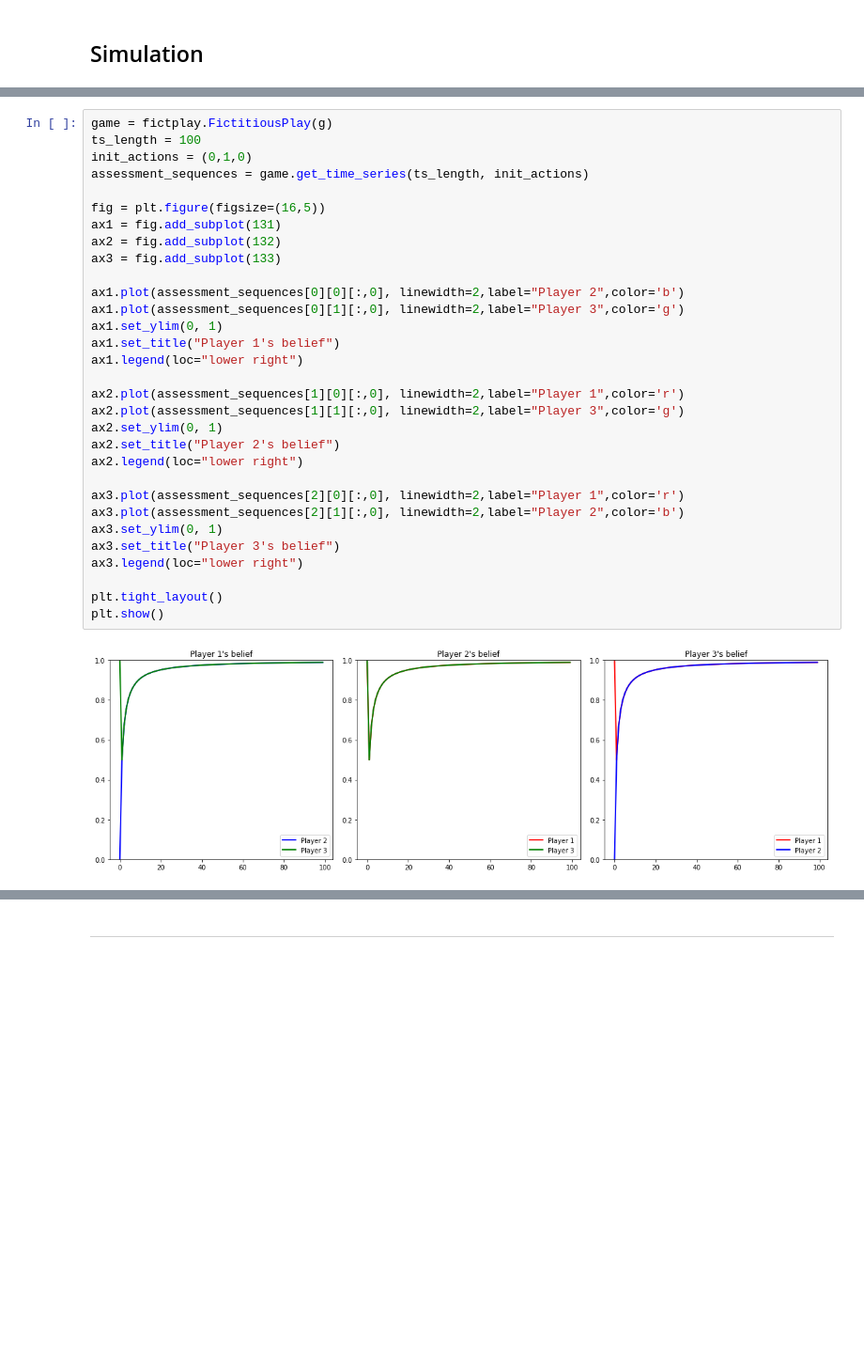
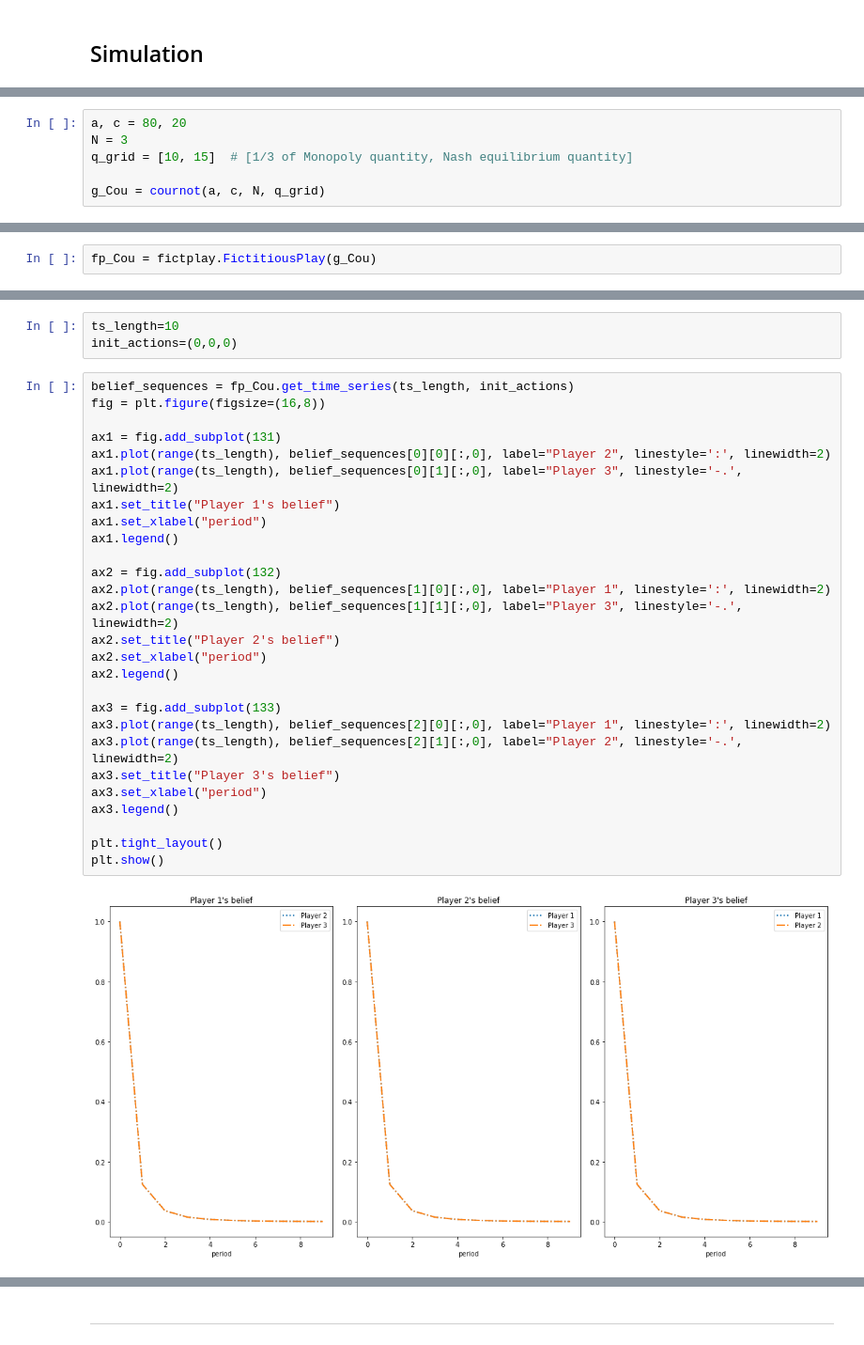
Before and after one commit to Yuya-Furusawa/game_theory_models, a Jupyter notebook: fictplay_ex01.ipynb, the cells around one changed output, grey strips where cells are left out. Shown at 94% size. Cells and saved outputs as stored; diff of their text form; blank space fills up the shorter version.

Commit message:
Add cournot game example

```diff
--- a/fictplay_ex01.ipynb
+++ b/fictplay_ex01.ipynb
@@ -359,0 +368,6 @@ Create a `FictitiousPlay` class with this payoff matrix, and get time series of
+# %%
+a, c = 80, 20
+N = 3
+q_grid = [10, 15]  # [1/3 of Monopoly quantity, Nash equilibrium quantity]
+
+g_Cou = cournot(a, c, N, q_grid)
@@ -359,0 +385,2 @@ Create a `FictitiousPlay` class with this payoff matrix, and get time series of
+# %%
+fp_Cou = fictplay.FictitiousPlay(g_Cou)
@@ -360,33 +396,32 @@ Create a `FictitiousPlay` class with this payoff matrix, and get time series of
+# %%
+ts_length=10
+init_actions=(0,0,0)
 # %%
-game = fictplay.FictitiousPlay(g)
-ts_length = 100
-init_actions = (0,1,0)
-assessment_sequences = game.get_time_series(ts_length, init_actions)
+belief_sequences = fp_Cou.get_time_series(ts_length, init_actions)
+fig = plt.figure(figsize=(16,8))
 
-fig = plt.figure(figsize=(16,5))
 ax1 = fig.add_subplot(131)
+ax1.plot(range(ts_length), belief_sequences[0][0][:,0], label="Player 2", linestyle=':', linewidth=2)
+ax1.plot(range(ts_length), belief_sequences[0][1][:,0], label="Player 3", linestyle='-.', linewidth=2)
+ax1.set_title("Player 1's belief")
+ax1.set_xlabel("period")
+ax1.legend()
+
 ax2 = fig.add_subplot(132)
+ax2.plot(range(ts_length), belief_sequences[1][0][:,0], label="Player 1", linestyle=':', linewidth=2)
+ax2.plot(range(ts_length), belief_sequences[1][1][:,0], label="Player 3", linestyle='-.', linewidth=2)
+ax2.set_title("Player 2's belief")
+ax2.set_xlabel("period")
+ax2.legend()
+
 ax3 = fig.add_subplot(133)
-
-ax1.plot(assessment_sequences[0][0][:,0], linewidth=2,label="Player 2",color='b')
-ax1.plot(assessment_sequences[0][1][:,0], linewidth=2,label="Player 3",color='g')
-ax1.set_ylim(0, 1)
-ax1.set_title("Player 1's belief")
-ax1.legend(loc="lower right")
-
-ax2.plot(assessment_sequences[1][0][:,0], linewidth=2,label="Player 1",color='r')
-ax2.plot(assessment_sequences[1][1][:,0], linewidth=2,label="Player 3",color='g')
-ax2.set_ylim(0, 1)
-ax2.set_title("Player 2's belief")
-ax2.legend(loc="lower right")
-
-ax3.plot(assessment_sequences[2][0][:,0], linewidth=2,label="Player 1",color='r')
-ax3.plot(assessment_sequences[2][1][:,0], linewidth=2,label="Player 2",color='b')
-ax3.set_ylim(0, 1)
+ax3.plot(range(ts_length), belief_sequences[2][0][:,0], label="Player 1", linestyle=':', linewidth=2)
+ax3.plot(range(ts_length), belief_sequences[2][1][:,0], label="Player 2", linestyle='-.', linewidth=2)
 ax3.set_title("Player 3's belief")
-ax3.legend(loc="lower right")
+ax3.set_xlabel("period")
+ax3.legend()
 
 plt.tight_layout()
 plt.show()
 # %% [output]
-[figure, old version]
+[figure, new version]
```
Also changed, not shown: parts of 20 cells of this notebook, 1 other file.
